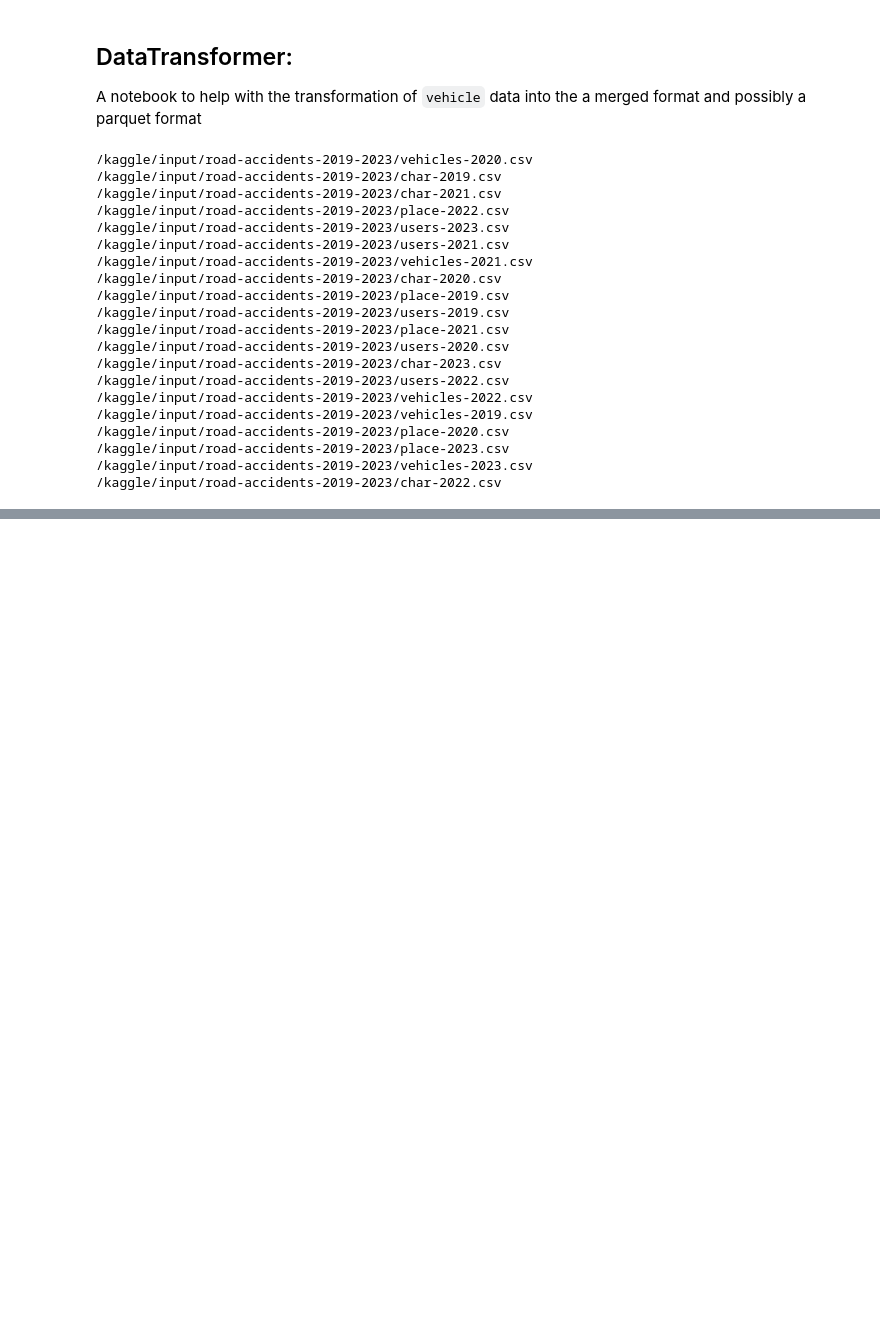
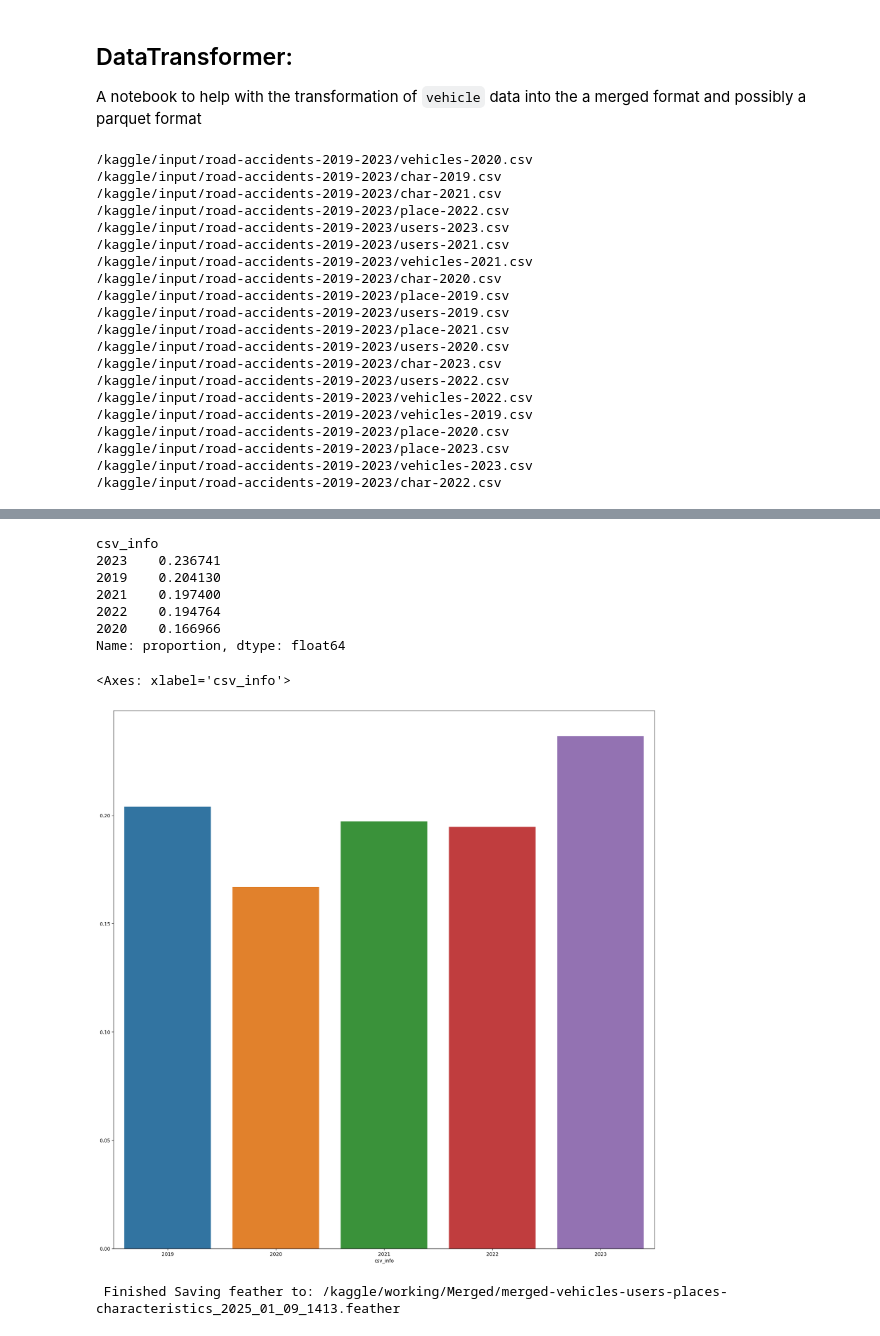
Before and after one commit to fdevi3-mle/road-accidents, a Jupyter notebook: notebooks/francois/datatransformer.ipynb, the cells around one changed output, grey strips where cells are left out. Saved outputs shown, nothing was run; the diff lists cells and outputs as text; code cells hidden in the pictures; blank space fills up the shorter version.

Commit message:
Kaggle Notebook | DataTransformer | Version 11

```diff
--- a/notebooks/francois/datatransformer.ipynb
+++ b/notebooks/francois/datatransformer.ipynb
@@ -246,4 +246,24 @@ class DataTransformer:
         print(f" Creating a Random Sample of {sample_size*100}% of data with rand: {_rand}")
         sampled_df = data.sample(frac=sample_size,random_state=_rand)
         return sampled_df
+
+    def _create_slice_(self):
+        '''Get a random slice of data . Use this for local testing . This kinda balances it out kinda '''
+        _dfs =[]
+        if self._data is None:
+            self._data = self.concat_all_merged()
+        data = self._data
+        total_len = len(data)
+        for year in self.years:
+            _d = self._merge(year)
+            a = len(_d)/total_len
+            sample_size= (1-a)
+            _rand = random.randint(1,len(_d))
+            print(f"Taking a sample size of {sample_size*100}% for year {year}")
+            _sampled_d = _d.sample(frac=sample_size,random_state=_rand)
+            _sampled_d['csv_info']=year
+            _dfs.append(_sampled_d)
+        _concated = pd.concat(_dfs)
+        _sample_concated= _concated.sample(frac=0.25,random_state=_rand)
+        return _sample_concated
 # %% [output]
@@ -273,0 +294,3 @@ Wall time: 6.37 s
+# %%
+_slice = dtransformer._create_slice_()
+a = dtransformer.create_csv(_slice)
@@ -274 +315,19 @@ Wall time: 6.37 s
+# %%
+props = _slice['csv_info'].value_counts(normalize=True)
+print(props)
+sns.barplot(x=props.index,y=props.values)
+# %% [output]
+csv_info
+2023    0.236741
+2019    0.204130
+2021    0.197400
+2022    0.194764
+2020    0.166966
+Name: proportion, dtype: float64
+<Axes: xlabel='csv_info'>
+[figure, added]
+# %%
+dtransformer.create_feather(_slice)
+# %% [output]
+ Finished Saving feather to: /kaggle/working/Merged/merged-vehicles-users-places-characteristics_2025_01_09_1413.feather
 # %%
```
Also changed, not shown: parts of 7 cells of this notebook.
